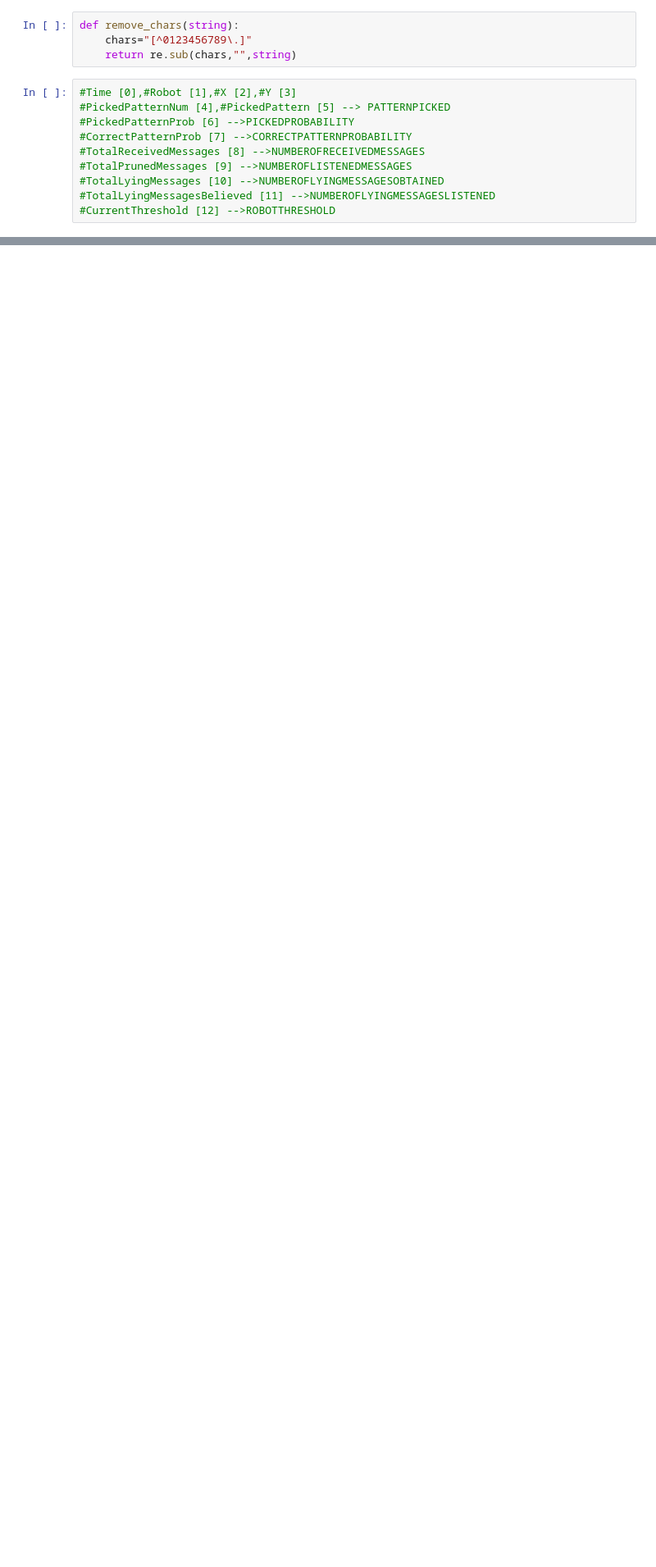
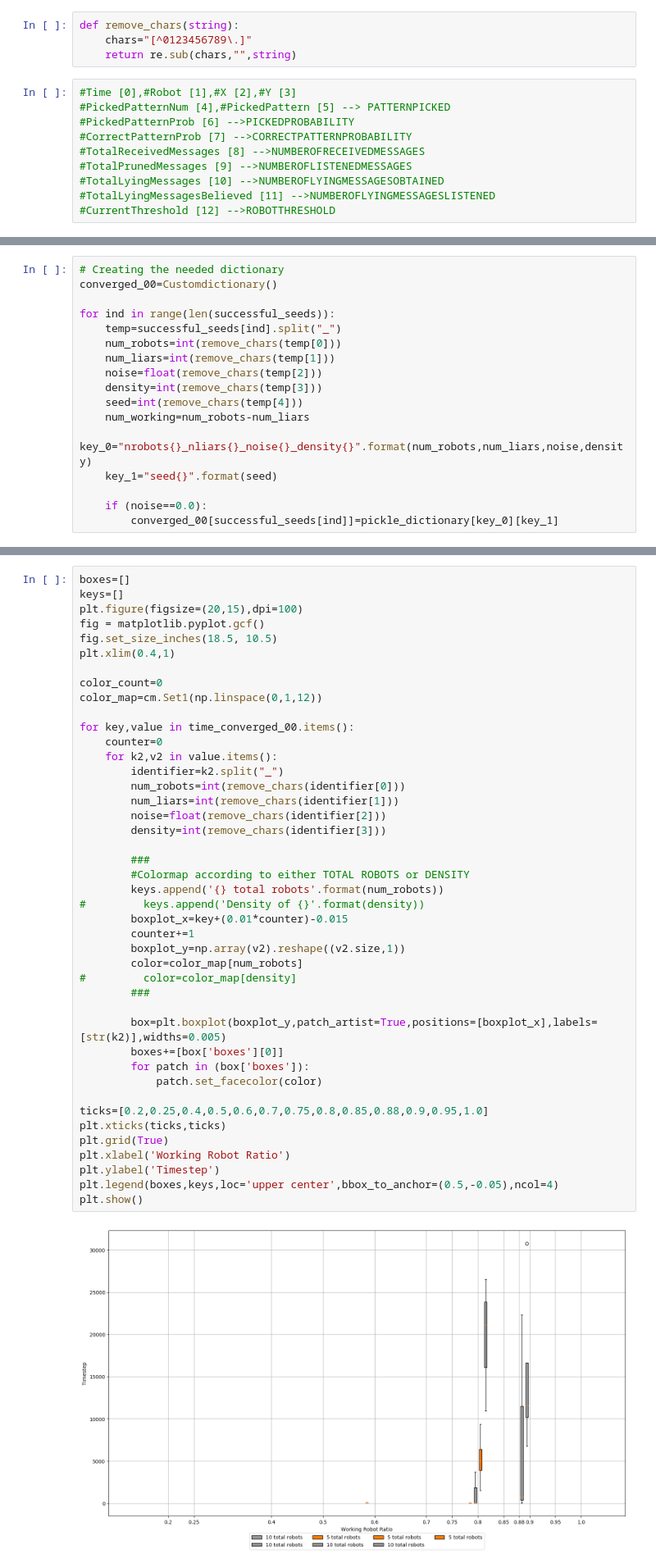
Before and after one commit to nsrishankar/analysis_scripts, a Jupyter notebook: CDM_lying_clusteranalysis.ipynb, the cells around one changed output, grey strips where cells are left out. Shown at 82% size. Saved outputs shown, nothing was run; the diff lists cells and outputs as text; blank space fills up the shorter version.

```diff
--- a/CDM_lying_clusteranalysis.ipynb
+++ b/CDM_lying_clusteranalysis.ipynb
@@ -1202,0 +139,17 @@ plt.show()
+# %%
+# Creating the needed dictionary
+converged_00=Customdictionary()
+
+for ind in range(len(successful_seeds)):
+    temp=successful_seeds[ind].split("_")
+    num_robots=int(remove_chars(temp[0]))
+    num_liars=int(remove_chars(temp[1]))
+    noise=float(remove_chars(temp[2]))
+    density=int(remove_chars(temp[3]))
+    seed=int(remove_chars(temp[4]))
+    num_working=num_robots-num_liars
+    key_0="nrobots{}_nliars{}_noise{}_density{}".format(num_robots,num_liars,noise,density)
+    key_1="seed{}".format(seed)
+
+    if (noise==0.0):
+        converged_00[successful_seeds[ind]]=pickle_dictionary[key_0][key_1]
@@ -1202,0 +215,45 @@ plt.show()
+# %%
+boxes=[]
+keys=[]
+plt.figure(figsize=(20,15),dpi=100)
+fig = matplotlib.pyplot.gcf()
+fig.set_size_inches(18.5, 10.5)
+plt.xlim(0.4,1)
+
+color_count=0
+color_map=cm.Set1(np.linspace(0,1,12))
+
+for key,value in time_converged_00.items():
+    counter=0
+    for k2,v2 in value.items():
+        identifier=k2.split("_")
+        num_robots=int(remove_chars(identifier[0]))
+        num_liars=int(remove_chars(identifier[1]))
+        noise=float(remove_chars(identifier[2]))
+        density=int(remove_chars(identifier[3]))
+
+        ###
+        #Colormap according to either TOTAL ROBOTS or DENSITY
+        keys.append('{} total robots'.format(num_robots))
+#         keys.append('Density of {}'.format(density))
+        boxplot_x=key+(0.01*counter)-0.015
+        counter+=1
+        boxplot_y=np.array(v2).reshape((v2.size,1))
+        color=color_map[num_robots]
+#         color=color_map[density]
+        ###
+
+        box=plt.boxplot(boxplot_y,patch_artist=True,positions=[boxplot_x],labels=[str(k2)],widths=0.005)
+        boxes+=[box['boxes'][0]]
+        for patch in (box['boxes']):
+            patch.set_facecolor(color)
+
+ticks=[0.2,0.25,0.4,0.5,0.6,0.7,0.75,0.8,0.85,0.88,0.9,0.95,1.0]
+plt.xticks(ticks,ticks)
+plt.grid(True)
+plt.xlabel('Working Robot Ratio')
+plt.ylabel('Timestep')
+plt.legend(boxes,keys,loc='upper center',bbox_to_anchor=(0.5,-0.05),ncol=4)
+plt.show()
+# %% [output]
+[figure, added]
```
Also changed, not shown: parts of 83 cells of this notebook.
